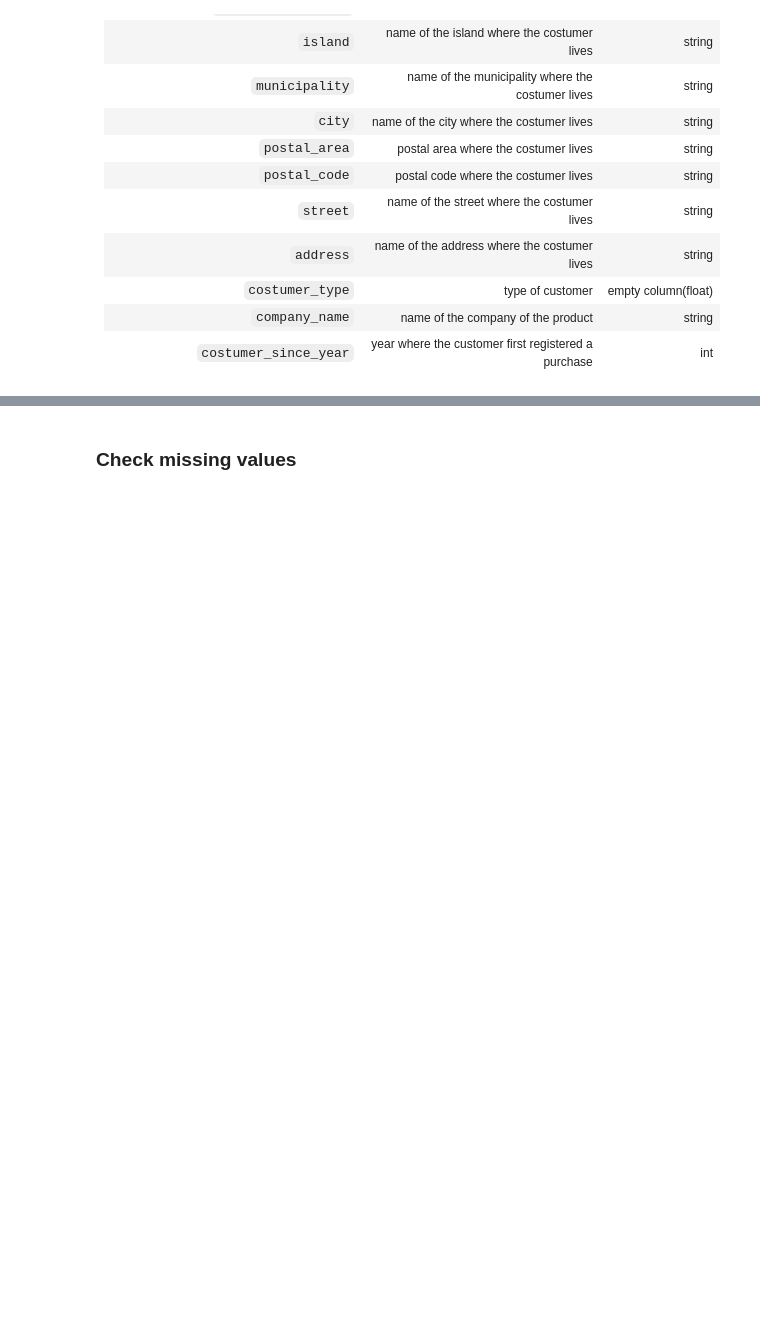
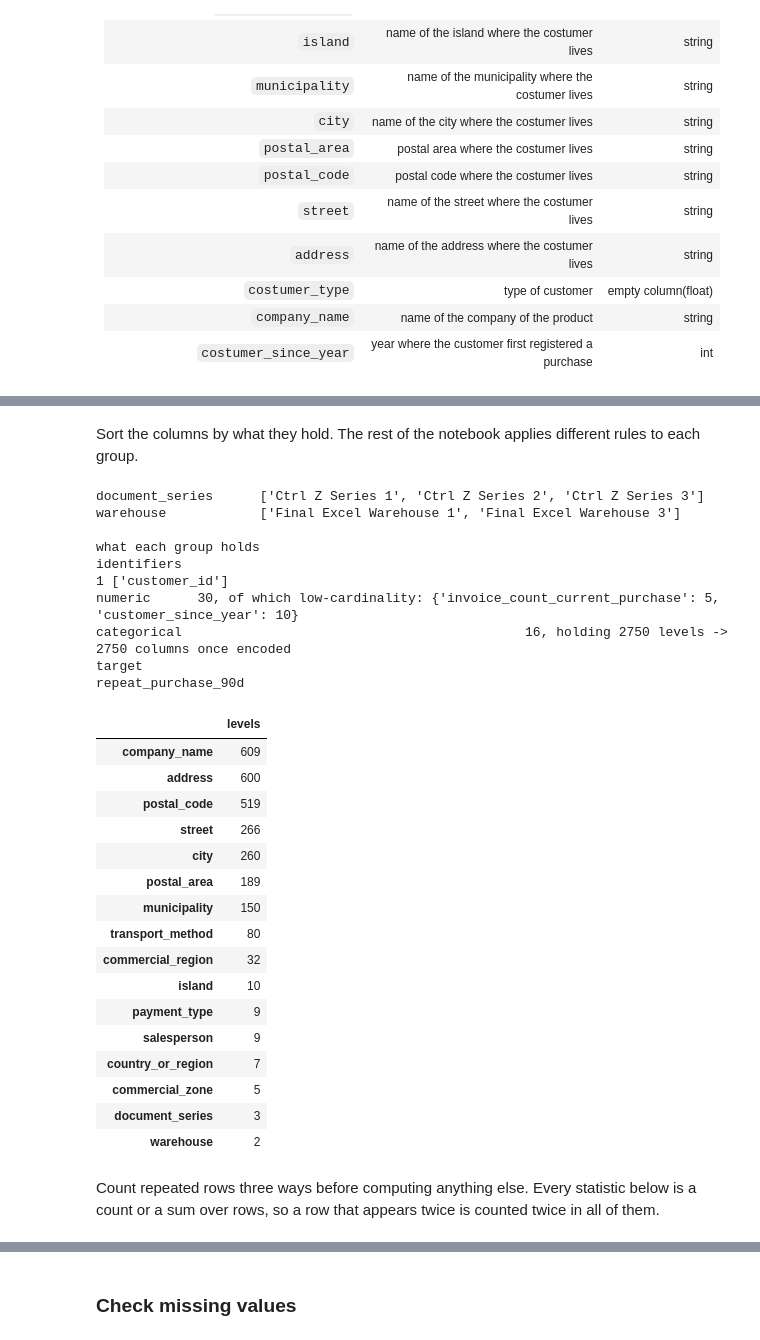
Before and after one commit to MiguelSantos00/Predicting-Repeat-Purchases-ML, a Jupyter notebook: notebooks/Homework_Group06_Exploration.ipynb, the cells around one changed output, grey strips where cells are left out. Saved outputs shown, nothing was run; the diff lists cells and outputs as text; code cells hidden in the pictures; blank space fills up the shorter version.

```diff
--- a/notebooks/Homework_Group06_Exploration.ipynb
+++ b/notebooks/Homework_Group06_Exploration.ipynb
@@ -99,0 +96,68 @@ NameError: name 'raw_data' is not defined
+# %% [markdown]
+Sort the columns by what they hold. The rest of the notebook
+applies different rules to each group.
+# %%
+# Assign semantic roles explicitly. Cardinality alone cannot identify
+# customer_id because each customer appears in multiple transactions.
+identifiers = ["customer_id"]
+target = "repeat_purchase_90d"
+date_columns = ["purchase_date"]
+empty_columns = [c for c in raw.columns if raw[c].isna().all()]
+excluded = identifiers + [target] + date_columns + empty_columns
+
+numeric = [c for c in raw.columns
+           if c not in excluded
+           and pd.api.types.is_numeric_dtype(raw[c])]
+categorical = [c for c in raw.columns
+               if c not in excluded + numeric]
+
+# A dtype is how a value is stored, not what it measures, so the numeric group
+# is checked for columns with few distinct values: those are labels written as
+# numbers, and nothing stops a model treating the codes as quantities.
+low_cardinality = {c: raw[c].nunique() for c in numeric if raw[c].nunique() <= 10}
+levels = raw[categorical].nunique().sort_values(ascending=False)
+
+# How many levels a column has says how wide encoding will get. WHICH levels it
+# has says whether the column means what its name says, and that is a different
+# question with a cheaper answer.
+for column in levels[levels <= 4].index:
+    print(f"{column:20s} {sorted(raw[column].dropna().unique())}")
+
+roles = pd.Series({
+    "identifiers": f"{len(identifiers)} {identifiers}",
+    "numeric": f"{len(numeric)}, of which low-cardinality: {low_cardinality}",
+    "categorical": f"{len(categorical)}, holding {int(levels.sum())} levels"
+                   f" -> {int(levels.sum())} columns once encoded",
+    "target": target,
+})
+print(roles.to_frame("what each group holds").to_string())
+levels.to_frame("levels")
+# %% [output]
+document_series      ['Ctrl Z Series 1', 'Ctrl Z Series 2', 'Ctrl Z Series 3']
+warehouse            ['Final Excel Warehouse 1', 'Final Excel Warehouse 3']
+                                                                                      what each group holds
+identifiers                                                                               1 ['customer_id']
+numeric      30, of which low-cardinality: {'invoice_count_current_purchase': 5, 'customer_since_year': 10}
+categorical                                            16, holding 2750 levels -> 2750 columns once encoded
+target                                                                                  repeat_purchase_90d
+|  | levels |
+| company_name | 609 |
+| address | 600 |
+| postal_code | 519 |
+| street | 266 |
+| city | 260 |
+| postal_area | 189 |
+| municipality | 150 |
+| transport_method | 80 |
+| commercial_region | 32 |
+| island | 10 |
+| payment_type | 9 |
+| salesperson | 9 |
+| country_or_region | 7 |
+| commercial_zone | 5 |
+| document_series | 3 |
+| warehouse | 2 |
+# %% [markdown]
+Count repeated rows three ways before computing anything else.
+Every statistic below is a count or a sum over rows, so a row that appears twice
+is counted twice in all of them.
```
Also changed, not shown: parts of 25 cells of this notebook.
